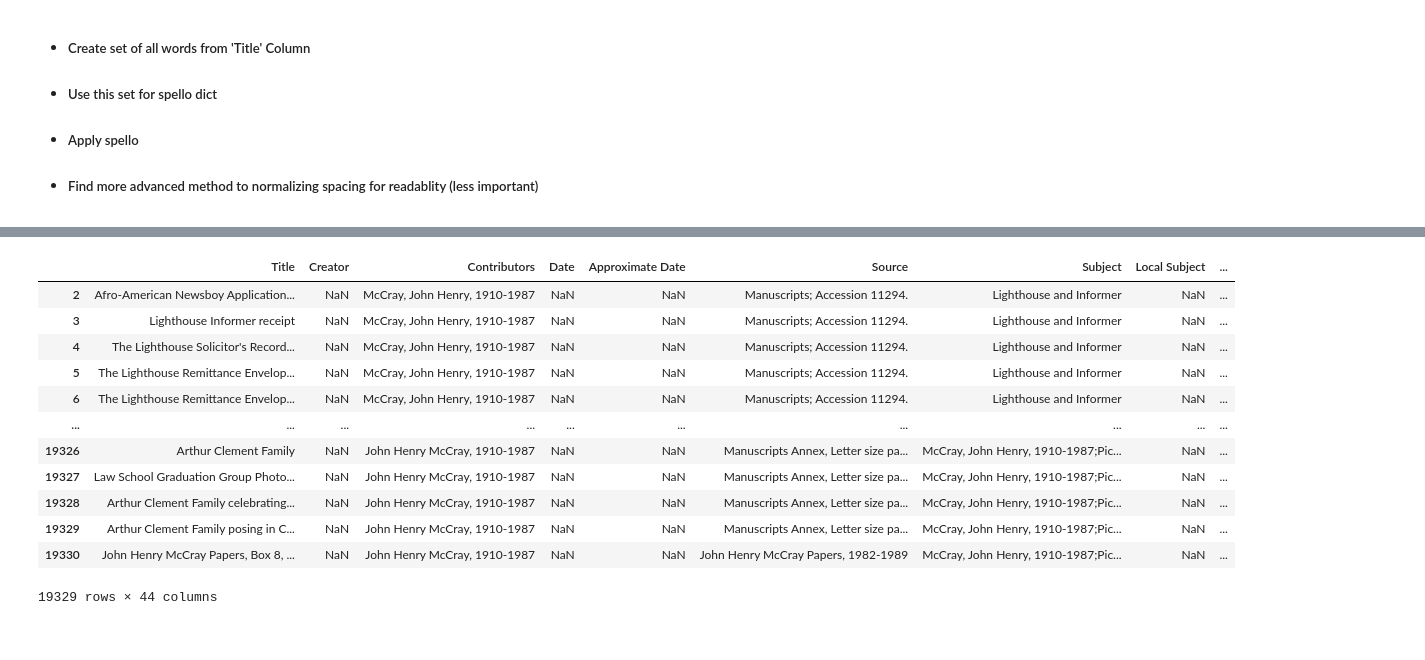
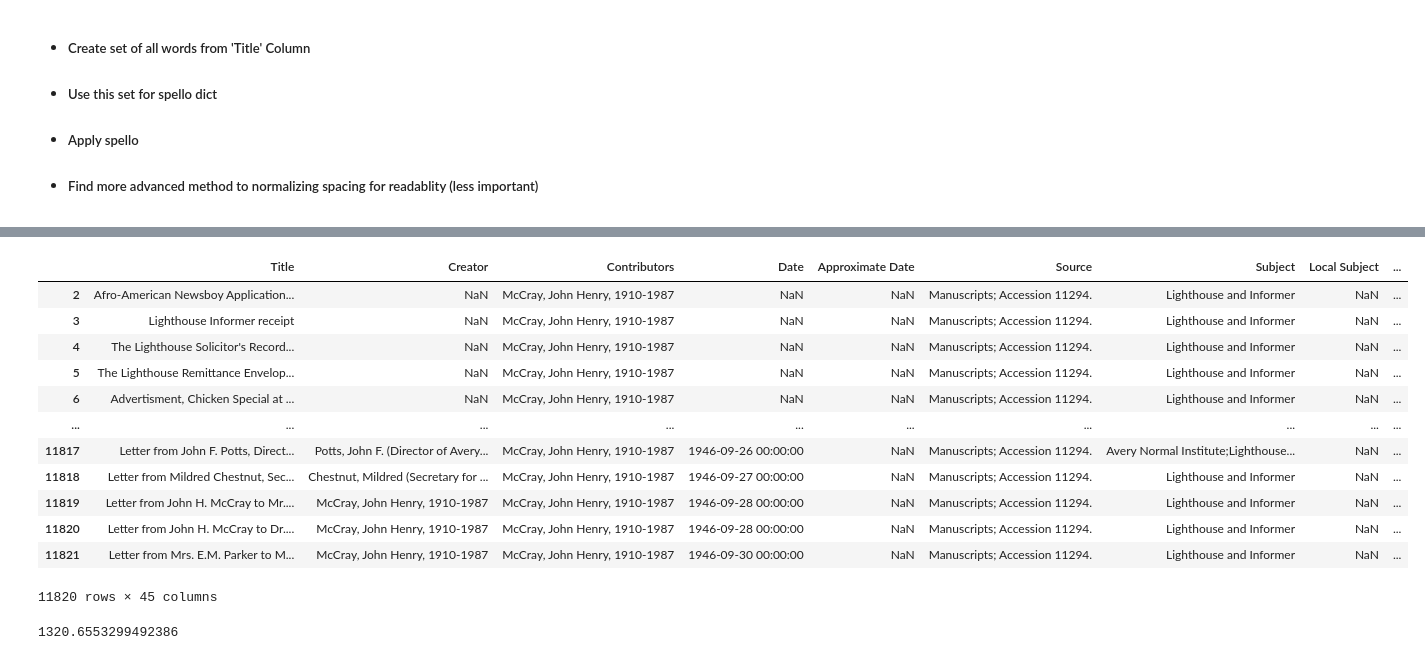
Before and after one commit to UofSCLibraries-DRS/AspireAI_LLM_Project, a Jupyter notebook: data_handling/cleaning.ipynb, the cells around one changed output, grey strips where cells are left out. Saved outputs shown, nothing was run; the diff lists cells and outputs as text; code cells hidden in the pictures.

Commit message:
Updated cleaning pipeline
Added isolation of transcripts for October Sprint, seperated out transcripts, and formed measurable ocr quality from nltk word check of semi-cleaned transcripts

```diff
--- a/data_handling/cleaning.ipynb
+++ b/data_handling/cleaning.ipynb
@@ -15,7 +16,7 @@ from utils.ocr_cleaning import OCR_Clean, OCR_Check
 ### Get original metadata
 # %%
 # Get original metadata
-mccray = pd.read_csv(Paths.mccray_original_metadata)
+mccray = pd.read_csv(r"../data/mccray/original_data/McCray metadata.csv")
 print(list(mccray))
 
 def save_csv(df, title):
@@ -25,5 +26,9 @@ def save_csv(df, title):
           quoting=csv.QUOTE_NONNUMERIC,
           escapechar='\\',
           lineterminator='\n')
+
+# nltk download
+nltk.download('words')
+english_vocab = set(w.lower() for w in words.words())
 # %% [output]
 ['Title', 'Creator', 'Contributors', 'Date', 'Approximate Date', 'Source', 'Subject', 'Local Subject', 'S.C. County', 'Description', 'Extent', 'Digital Collection', 'Website', 'Contributing Institutio ...
@@ -169,0 +208,28 @@ mccray[sc_col] = mccray[sc_col].apply(normalize_spaces)
+# %%
+# Isolate appearances where english word % not high enough
+### Held off until semi-ceanign
+mccray_high_english = mccray[mccray['% English'] > 70]
+mccray_low_english = mccray[mccray['% English'] <= 70]
+mccray_no_detection = mccray[mccray['% English'].isna()]
+
+# Print % English for 'CONTENTdm number' ==
+target_numbers = [998, 1000, 1001, 1003]
+
+print("% English for specific CONTENTdm numbers:")
+print("-" * 50)
+
+for num in target_numbers:
+    matching_rows = mccray[mccray['CONTENTdm number'] == num]
+
+    if not matching_rows.empty:
+        for idx, row in matching_rows.iterrows():
+            english_pct = row.get('% English', 'Not calculated')
+            title = row.get('Title', 'No title')[:50] + ('...' if len(str(row.get('Title', ''))) > 50 else '')
+
+            print(f"CONTENTdm {num}: {english_pct}% English")
+            print(f"  Title: {title}")
+            print(f"  Semi-clean preview: {str(row[sc_col])[:100]}...")
+            print()
+    else:
+        print(f"CONTENTdm {num}: NOT FOUND in current dataset")
+        print()
@@ -170,3 +267,9 @@ mccray[sc_col] = mccray[sc_col].apply(normalize_spaces)
+# %%
+# save
+save_csv(mccray_low_english, "../data/mccray/october_sprint/test d_%_lt90.csv")
+save_csv(mccray_no_detection, "../data/mccray/october_sprint/test d_%_none.csv")
+
+mccray = mccray_high_english
 # %% [markdown]
 ### Final Cleaning of 'Semi-Clean Transcript' Column
 - ##### Create set of all words from 'Title' Column
@@ -312,7 +415,7 @@ display(mccray)
 l0 = []
 
 # Option to remove artifact / issue counts
-l1 = ['Original Len',	'Special Pattern', 'General Pattern',	'Repeat Chars',	'Short/No Transcript',	'Quality',	'Issue Types',	'Detected Artifacts']
+l1 = ['Original Len',	'Special Pattern', 'General Pattern',	'Repeat Chars',	'Short/No Transcript',	'Quality',	'Issue Types',	'Detected Artifacts' '% English']
 
 # Option to remove other base (original) columns that are not really relevant for or usecases
 l2 = [
@@ -342,43 +445,50 @@ l2 = [
     "Digital Assistant",
     "OCLC number",
     "Date created",
     "Date modified",
     # "Reference URL",
     # "CONTENTdm number",
     "CONTENTdm file name",
     "CONTENTdm file path"
 ]
 
 # save before removal
 mccray.index = range(2, 2 + len(mccray))
-save_csv(mccray, Paths.mccray_modified_metadata)
+save_csv(mccray, f'{Paths.mccray_folder}/october_sprint/mccray d_main.csv')
 
 
 # # l10
 # mccray = mccray.drop(columns=l0, errors='ignore')
 
 # # l1
 # mccray = mccray.drop(columns=l1, errors='ignore')
 
 # # l2
 # mccray = mccray.drop(columns=l2, errors='ignore')
 
 display(mccray)
 # %% [output]
 |  | Title | Creator | Contributors | Date | Approximate Date | Source | Subject | Local Subject | ... |
 | 2 | Afro-American Newsboy Application... | NaN | McCray, John Henry, 1910-1987 | NaN | NaN | Manuscripts; Accession 11294. | Lighthouse and Informer | NaN | ... |
 | 3 | Lighthouse Informer receipt | NaN | McCray, John Henry, 1910-1987 | NaN | NaN | Manuscripts; Accession 11294. | Lighthouse and Informer | NaN | ... |
 | 4 | The Lighthouse Solicitor's Record... | NaN | McCray, John Henry, 1910-1987 | NaN | NaN | Manuscripts; Accession 11294. | Lighthouse and Informer | NaN | ... |
 | 5 | The Lighthouse Remittance Envelop... | NaN | McCray, John Henry, 1910-1987 | NaN | NaN | Manuscripts; Accession 11294. | Lighthouse and Informer | NaN | ... |
-| 6 | The Lighthouse Remittance Envelop... | NaN | McCray, John Henry, 1910-1987 | NaN | NaN | Manuscripts; Accession 11294. | Lighthouse and Informer | NaN | ... |
+| 6 | Advertisment, Chicken Special at ... | NaN | McCray, John Henry, 1910-1987 | NaN | NaN | Manuscripts; Accession 11294. | Lighthouse and Informer | NaN | ... |
 | ... | ... | ... | ... | ... | ... | ... | ... | ... | ... |
-| 19326 | Arthur Clement Family | NaN | John Henry McCray, 1910-1987 | NaN | NaN | Manuscripts Annex, Letter size pa... | McCray, John Henry, 1910-1987;Pic... | NaN | ... |
-| 19327 | Law School Graduation Group Photo... | NaN | John Henry McCray, 1910-1987 | NaN | NaN | Manuscripts Annex, Letter size pa... | McCray, John Henry, 1910-1987;Pic... | NaN | ... |
-| 19328 | Arthur Clement Family celebrating... | NaN | John Henry McCray, 1910-1987 | NaN | NaN | Manuscripts Annex, Letter size pa... | McCray, John Henry, 1910-1987;Pic... | NaN | ... |
-| 19329 | Arthur Clement Family posing in C... | NaN | John Henry McCray, 1910-1987 | NaN | NaN | Manuscripts Annex, Letter size pa... | McCray, John Henry, 1910-1987;Pic... | NaN | ... |
-| 19330 | John Henry McCray Papers, Box 8, ... | NaN | John Henry McCray, 1910-1987 | NaN | NaN | John Henry McCray Papers, 1982-1989 | McCray, John Henry, 1910-1987;Pic... | NaN | ... |
+| 11817 | Letter from John F. Potts, Direct... | Potts, John F. (Director of Avery... | McCray, John Henry, 1910-1987 | 1946-09-26 00:00:00 | NaN | Manuscripts; Accession 11294. | Avery Normal Institute;Lighthouse... | NaN | ... |
+| 11818 | Letter from Mildred Chestnut, Sec... | Chestnut, Mildred (Secretary for ... | McCray, John Henry, 1910-1987 | 1946-09-27 00:00:00 | NaN | Manuscripts; Accession 11294. | Lighthouse and Informer | NaN | ... |
+| 11819 | Letter from John H. McCray to Mr.... | McCray, John Henry, 1910-1987 | McCray, John Henry, 1910-1987 | 1946-09-28 00:00:00 | NaN | Manuscripts; Accession 11294. | Lighthouse and Informer | NaN | ... |
+| 11820 | Letter from John H. McCray to Dr.... | McCray, John Henry, 1910-1987 | McCray, John Henry, 1910-1987 | 1946-09-28 00:00:00 | NaN | Manuscripts; Accession 11294. | Lighthouse and Informer | NaN | ... |
+| 11821 | Letter from Mrs. E.M. Parker to M... | McCray, John Henry, 1910-1987 | McCray, John Henry, 1910-1987 | 1946-09-30 00:00:00 | NaN | Manuscripts; Accession 11294. | Lighthouse and Informer | NaN | ... |
-19329 rows × 44 columns
+11820 rows × 45 columns
 # %%
 # # Save of the data (w/ index starting from 2 to align with actual row # when viewing in excel)
 # mccray.index = range(2, 2 + len(mccray))
 # mccray.to_csv(Paths.mccray_modified_metadata)
+# %%
+# get average length
+list(mccray)
+len_sum = mccray["Original Len"].sum()
+print(len_sum / len(mccray))
+# %% [output]
+1320.6553299492386
```
Also changed, not shown: parts of 18 cells of this notebook, 13 other files.
